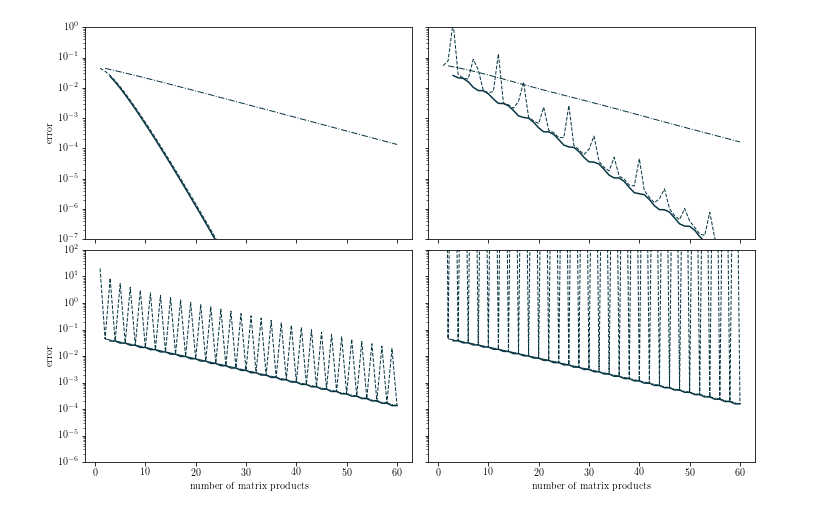
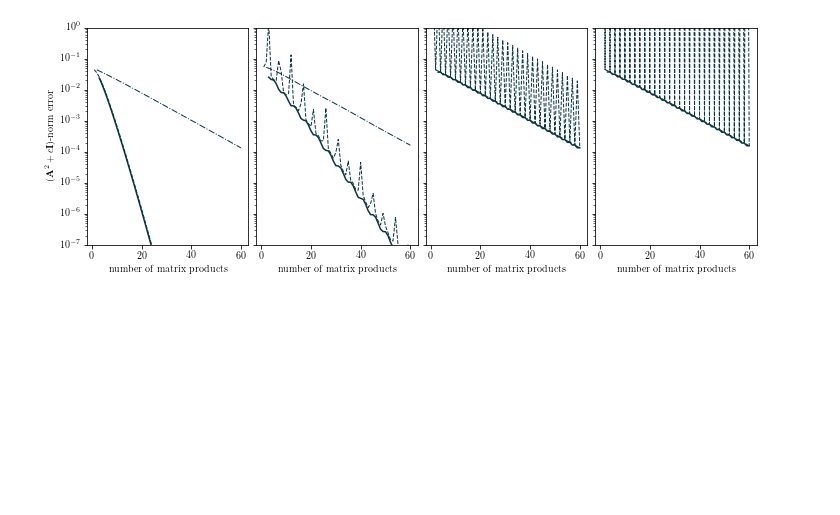
Before and after one commit to tchen-research/lanczos_rational_opt, a Jupyter notebook: fig_cg2_compare.ipynb, the cells around one changed output. Cells and saved outputs as stored; diff of their text form; code cells hidden in the pictures; blank space fills up the shorter version.

```diff
--- a/fig_cg2_compare.ipynb
+++ b/fig_cg2_compare.ipynb
@@ -27,7 +27,7 @@ lams = [lam0,lam1,lam2,lam3]
 params = [(1,.05),(1,.05),(1,.05),(1,0)]
 # %%
 A,C = 0,1
-fig,axs = plt.subplots(2,2,figsize=(12,8),sharey='row',sharex=True)
+fig,axs = plt.subplots(1,4,figsize=(12,4),sharey='row',sharex=True)
 axs = axs.flatten()
 fig.subplots_adjust(wspace=.05,hspace=.05)
 
@@ -80,35 +80,34 @@ for trial_idx in range(4):
 
     axs[trial_idx].plot(np.arange(K),error_FA/np.linalg.norm(N(A_mat)**.5*b_vec),linestyle='--',lw=1,color='#073642',label='lanczos-FA')
     axs[trial_idx].plot(np.arange(K),error_OR/np.linalg.norm(N(A_mat)**.5*b_vec),linestyle='-',color='#073642',label='lanczos-OR')
     axs[trial_idx].plot(np.arange(0,K+1,2),error_CG2/np.linalg.norm(N(A_mat)**.5*b_vec),linestyle='-.',lw=1,color='#073642',label='msCG')
 
     #d33682
     #6c71c4
 
     axs[trial_idx].set_yscale('log')
 
 #    axs[trial_idx].plot(np.arange(0,15),1e-2*np.exp(-2*.5*np.arange(0,15)/(np.sqrt(100))),ls=':',color='#073642')
 #    if trial_idx ==0:
 #        axs[trial_idx].plot(np.arange(0,15),5e-3*np.exp(-2*np.arange(0,15)/(np.sqrt(max(A_mat)))),ls=':',color='#073642')
 #    elif trial_idx == 1:
 #        axs[trial_idx].plot(np.arange(0,15),5e-3*np.exp(-2*.5*np.arange(0,15)/(np.sqrt(np.abs(min(A_mat)*max(A_mat))))),ls=':',color='#073642')
 
 
 axs[0].set_ylim(1e-7,1e0)
-axs[2].set_ylim(1e-6,1e2)
-for idx in [2,3]:
+for idx in [0,1,2,3]:
     axs[idx].set_xlabel('number of matrix products')
 
-for idx in [0,2]:
-    axs[idx].set_ylabel('error')
+for idx in [0]:
+    axs[idx].set_ylabel('$(\mathbf{A}^2+c\mathbf{I})$-norm error')
 
 
 
 #axs[0].text(.8,.9,'$[1,10]$, $c=0.05$', ha='center', va='center', transform=axs[0].transAxes)
 #axs[1].text(.8,.9,'$[-1.5,-1]\cup[1,10]$, $c=0.05$', ha='center', va='center', transform=axs[1].transAxes)
 #axs[2].text(.8,.1,'$[-10,-1]\cup[1,10]$, $c=0.05$', ha='center', va='center', transform=axs[2].transAxes)
 #axs[3].text(.8,.1,'$[-10,-1]\cup[1,10]$, $c=0$', ha='center', va='center', transform=axs[3].transAxes)
 
 plt.savefig(f'imgs/lanczos_msCG_squared.pdf',bbox_inches='tight')
 # %% [output]
-[figure, old version]
+[figure, new version]
```
Also changed, not shown: parts of 1 cell of this notebook, 15 other files.
